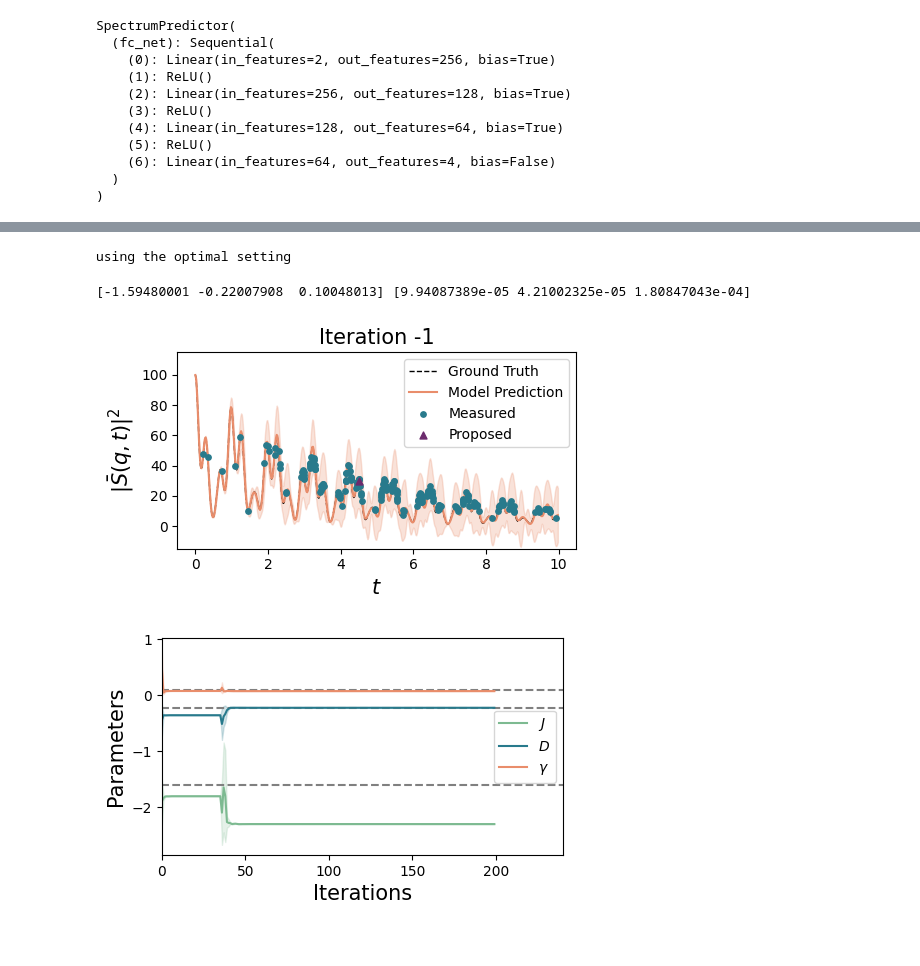
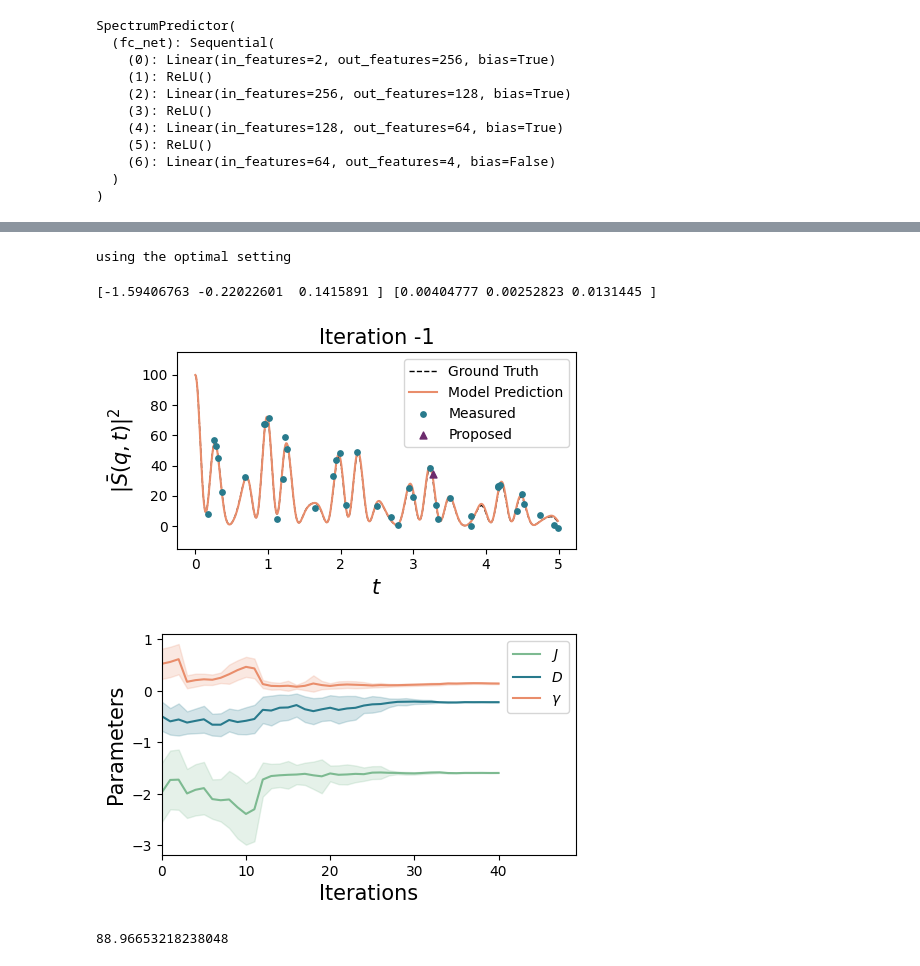
Before and after one commit to zhantaochen/ML-XPFS_Steering, a Jupyter notebook: bayesian_inference_EM_uncertain.ipynb, the cells around one changed output, grey strips where cells are left out. Cells and saved outputs as stored; diff of their text form; code cells hidden in the pictures.

```diff
--- a/bayesian_inference_EM_uncertain.ipynb
+++ b/bayesian_inference_EM_uncertain.ipynb
@@ -204,7 +204,7 @@ def measure_function(sets, pars, cons, func):
 # %%
 target_idx = 0
 
-pulse_width = 0.2
-noise_level = 1.0
-N_steps_bayes = 200
+pulse_width = 0.1
+noise_level = 5.0
+N_steps_bayes = 70
 normalize_to_value = 100
@@ -211,6 +277,10 @@ normalize_to_value = 100
 # %%
-# param_true, func_I_conv, func_I_noconv = prepare_sample(target_idx, pulse_width=pulse_width, normalize_to_value=normalize_to_value)
-param_true, func_I_conv, func_I_noconv = prepare_sample(X_test[target_idx], Y_test[target_idx], gamma, times, pulse_width=pulse_width, visualize=True, normalize_to_value=normalize_to_value)
+param_true, func_I_conv, func_I_noconv = \
+    prepare_sample(X_test[target_idx], Y_test[target_idx], gamma, times,
+                   pulse_width=pulse_width, visualize=True, normalize_to_value=normalize_to_value,
+                   elas_amp_factor=0., elas_wid=1.0)
+# param_true, func_I_conv, func_I_noconv = \
+#     prepare_CrI3_sample(times, amp_increase_factor=1.05, pulse_width=pulse_width)
 print(param_true)
 obe_sim = obe.MeasurementSimulator(
     lambda s, p, c: measure_function(s, p, c, func_I_conv), param_true, (), noise_level=noise_level)
@@ -222,5 +297,9 @@ obe_sim_noisefree = obe.MeasurementSimulator(
 # %%
+from src.bayes import BayesianInference
 bayes = BayesianInference(
     la.model, settings, parameters,
     pulse_width=pulse_width, reference_setting_value=((0,), normalize_to_value),
+    cost_repulse_height=2.0, cost_repulse_width=0.5,
+    parameter_mins=(-3,-1,0), parameter_maxs=(-1,0,1),
     model_uncertainty=False, device=device)
+# bayes.obe_model.set_selection_method('sequential')
@@ -227,14 +309,14 @@ bayes = BayesianInference(
 # %%
 # bayes.obe_model.set_selection_method('sequential')
 particles_hist, p_weights_hist, errors = bayes.run_N_steps_OptBayesExpt_w_GD(
-    N_steps_bayes, obe_sim, N_GD=100, lr=0.005, ret_particles=True, verbose=True,
-    gd_seperation=35, error_criterion=100)
+    40, obe_sim, N_GD=100, lr=0.01, ret_particles=True, verbose=True,
+    gd_seperation=35, error_criterion=1.5*noise_level**2)
 # particles_hist, p_weights_hist = bayes.run_N_steps_OptBayesExpt(
 #     100, obe_sim, ret_particles=True, verbose=True)
 print(bayes.obe_model.mean(), bayes.obe_model.std())
 # %% [output]
 using the optimal setting
-[-1.59480001 -0.22007908  0.10048013] [9.94087389e-05 4.21002325e-05 1.80847043e-04]
+[-1.59406763 -0.22022601  0.1415891 ] [0.00404777 0.00252823 0.0131445 ]
 # %%
 param_mean = np.asarray(bayes.param_mean)
 param_std = np.asarray(bayes.param_std)
@@ -259,7 +341,7 @@ fig, ax = plt.subplots(1,1,figsize=(5,3))
 ax.plot(times.squeeze(), measurements_noisefree, 'k--', label="Ground Truth", zorder=5, linewidth=1)
 # # ax[1].plot(time_val, model_function((time_val,), obe_model.mean(), ()), 'r--', label="Ground Truth")
 ax.plot(times.squeeze(), measurements_predicted, color=palette_flare[0], label="Model Prediction", zorder=5)
-ax.fill_between(times.squeeze(), measurements_predicted-utility_plot, measurements_predicted+utility_plot, color=palette_flare[0], zorder=1, alpha=0.25)
+# ax.fill_between(times.squeeze(), measurements_predicted-utility_plot, measurements_predicted+utility_plot, color=palette_flare[0], zorder=1, alpha=0.25)
 ax.scatter(measured_settings.squeeze()[:idx_plot], measured_observables.squeeze()[:idx_plot], label="Measured", s=15, color=palette_crest[-3], zorder=10)
 ax.scatter(measured_settings.squeeze()[idx_plot], measured_observables.squeeze()[idx_plot], label="Proposed", s=25, color=palette_flare[-1], zorder=20, marker='^')
 ax.legend(fontsize=10)
@@ -271,27 +353,31 @@ ax.set_title(f"Iteration {idx_plot}", fontsize=15)
 fig.tight_layout()
 # fig.savefig(f'figs/paper/exp_steering_sqt_sample{idx}_iter{idx_plot}.pdf')
 # %% [output]
-[figure, old version]
+[figure, new version]
 # %%
 maxiter = len(param_mean)
 
 colors = [palette_crest[0], palette_crest[-3], palette_flare[0]]
 
 label_lst = ["$J$", "$D$", "$\gamma$"]
 fig, ax = plt.subplots(1,1,figsize=(5,3))
 for i in range(param_mean.shape[1]):
     ax.fill_between(np.arange(maxiter), param_mean[:,i]-param_std[:,i], param_mean[:,i]+param_std[:,i], color=colors[i], alpha=0.2)
-    ax.hlines(param_true[i], -100, 100*maxiter, linestyles='--', color='gray')
+    # ax.hlines(param_true[i], -100, 100*maxiter, linestyles='--', color='gray')
     ax.plot(np.arange(maxiter), param_mean[:,i], color=colors[i], label=label_lst[i])
 ax.set_xlim([-0.*maxiter, 1.2*maxiter])
 ax.legend(loc='best', fontsize=10)
 ax.set_xlabel("Iterations", fontsize=15)
 ax.set_ylabel("Parameters", fontsize=15)
 
 fig.tight_layout()
 # fig.savefig(f'figs/paper/exp_steering_paramhist_sample{idx}.pdf')
 # %% [output]
-[figure, old version]
+[figure, new version]
+# %%
+errors[40]
+# %% [output]
+88.96653218238048
 # %%
 plt.plot(errors)
 # %% [output]
```
Also changed, not shown: parts of 8 cells of this notebook, 18 other files.
